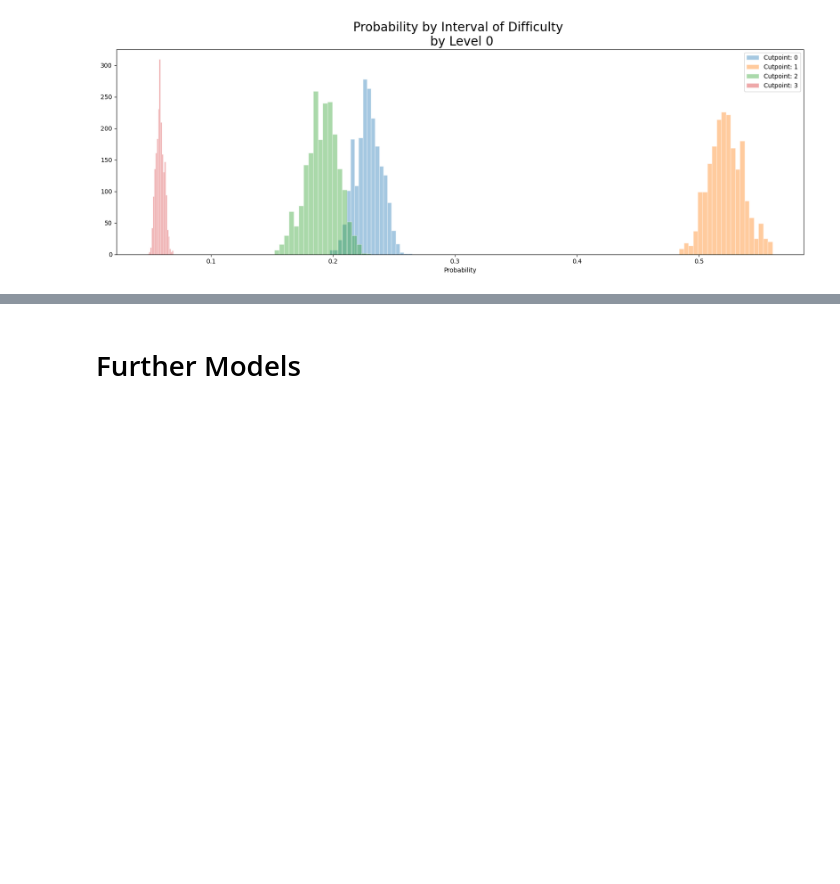
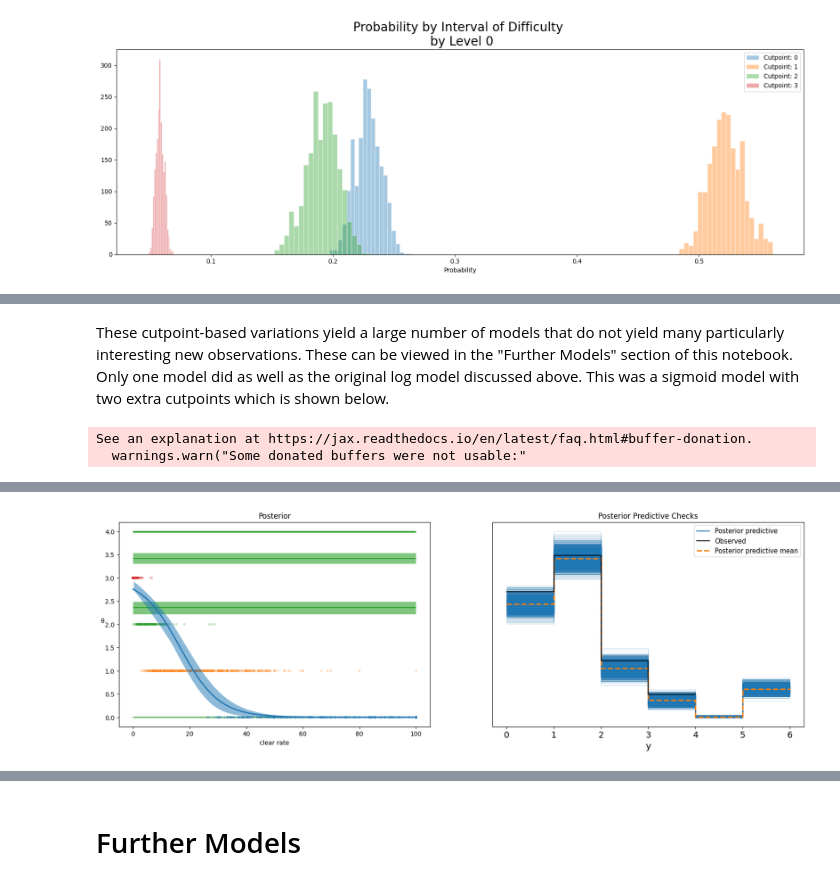
Before and after one commit to jacksone1/DataSci, a Jupyter notebook: DataSciUnit5Project.ipynb, the cells around one changed output, grey strips where cells are left out. Saved outputs shown, nothing was run; the diff lists cells and outputs as text; code cells hidden in the pictures; blank space fills up the shorter version.

```diff
--- a/DataSciUnit5Project.ipynb
+++ b/DataSciUnit5Project.ipynb
@@ -317,0 +341,22 @@ def PlotTwo(idata):
+# %% [markdown]
+These cutpoint-based variations yield a large number of models that do not yield many particularly interesting new observations. These can be viewed in the "Further Models" section of this notebook. Only one model did as well as the original log model discussed above. This was a sigmoid model with two extra cutpoints which is shown below.
+# %%
+with pm.Model() as difficulty_model_sig_c:
+    #Priors
+    cutpoints = constrainedUniform(6, 0, 4)
+    α = pm.Normal("α", mu=0, sigma=4)
+    β = pm.Normal("β", mu=0, sigma=1, size=1)
+    #The linear part of the model
+    μ = α + β[0] * clear_rate_arr
+    θ = pm.Deterministic("θ", 3 * pm.math.sigmoid(μ))
+
+    #likelihood
+    y_ = pm.OrderedLogistic("y", cutpoints=cutpoints, eta=θ, observed=difficulty_codes)
+
+    idata_difficulty_sig_c = pm.sample(nuts_sampler="numpyro", idata_kwargs={"log_likelihood": True})
+    idata_difficulty_sig_c.extend(pm.sample_posterior_predictive(idata_difficulty_sig_c))
+
+PlotTwo(idata_difficulty_sig_c)
+# %% [output]
+See an explanation at https://jax.readthedocs.io/en/latest/faq.html#buffer-donation.
+  warnings.warn("Some donated buffers were not usable:"
@@ -317,0 +365 @@ def PlotTwo(idata):
+[figure, added]
```
Also changed, not shown: parts of 65 cells of this notebook.
